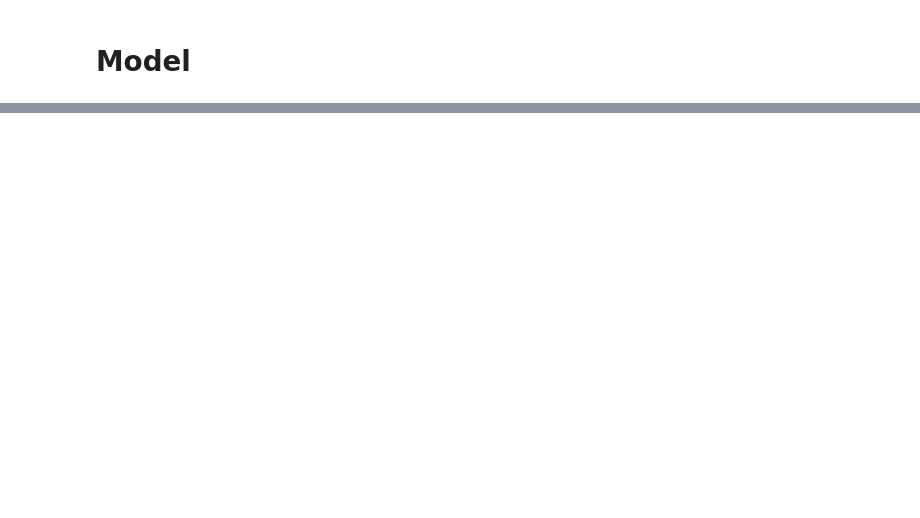
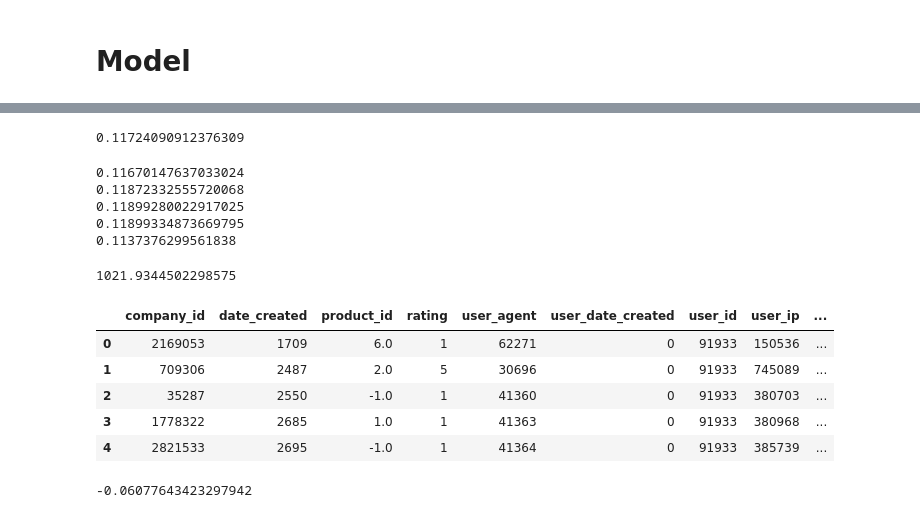
Before and after one commit to AfterPartyUDS/AI_Booster, a Jupyter notebook: Yakuben.ipynb, the cells around one changed output, grey strips where cells are left out. Drawn from its saved outputs; the diff is of its cells as text; code cells hidden in the pictures; blank space fills up the shorter version.

```diff
--- a/Yakuben.ipynb
+++ b/Yakuben.ipynb
@@ -147,2 +108,5 @@ test
+# %%
+from sklearn.model_selection import train_test_split
+X_train, X_test, y_train, y_test = train_test_split( X, y, test_size=1/5, random_state=42 ,  stratify = y)
 # %% [markdown]
 # Model
@@ -171,0 +139,57 @@ np.array([-0.02813651, -0.02060814, -0.01952089]).mean()
+# %%
+
+classifier = LogisticRegression(C =100 , solver ='sag' , n_jobs =-1)
+
+classifier.fit(train_train_word , y_train)
+log_loss(y_test , classifier.predict(train_test_word))
+# %% [output]
+0.11724090912376309
+# %%
+from sklearn.linear_model import LogisticRegression
+score = []
+prediction = pd.Series( index = train.index )
+lg = LogisticRegression(C =100 , solver ='sag' , n_jobs =-1)
+
+for train_val , test_val in skf.split(X ,y):
+    train_features_tmp = word_vectorizer.transform(train.loc[train_val , 'comment'])
+    test_features_tmp= word_vectorizer.transform(train.loc[test_val , 'comment'])
+
+    lg.fit(train_features_tmp , y[train_val])
+    pred = lg.predict(test_features_tmp)
+
+    prediction[test_val] = lg.predict_proba(test_features_tmp)[:,1]
+    score.append(log_loss(y[test_val] ,  pred))
+    print(score[-1])
+# %% [output]
+0.11670147637033024
+0.11872332555720068
+0.11899280022917025
+0.11899334873669795
+0.1137376299561838
+# %%
+classifier.fit(train_word , y)
+test_word_pred =  classifier.predict_proba( test_word)[:,1]
+test_word_pred.sum()
+# %% [output]
+1021.9344502298575
+# %%
+X_st = X
+X_st['pred'] = prediction
+test_X_st = test_X
+test_X_st['pred'] = test_word_pred
+X_st.head()
+# %% [output]
+|  | company_id | date_created | product_id | rating | user_agent | user_date_created | user_id | user_ip | ... |
+| 0 | 2169053 | 1709 | 6.0 | 1 | 62271 | 0 | 91933 | 150536 | ... |
+| 1 | 709306 | 2487 | 2.0 | 5 | 30696 | 0 | 91933 | 745089 | ... |
+| 2 | 35287 | 2550 | -1.0 | 1 | 41360 | 0 | 91933 | 380703 | ... |
+| 3 | 1778322 | 2685 | 1.0 | 1 | 41363 | 0 | 91933 | 380968 | ... |
+| 4 | 2821533 | 2695 | -1.0 | 1 | 41364 | 0 | 91933 | 385739 | ... |
+# %%
+from sklearn.tree import DecisionTreeClassifier
+tree = DecisionTreeClassifier()
+
+score = cross_val_score(tree , X_st , y ,cv = skf , scoring='neg_log_loss')
+score.mean()
+# %% [output]
+-0.06077643423297942
```
Also changed, not shown: parts of 25 cells of this notebook.
